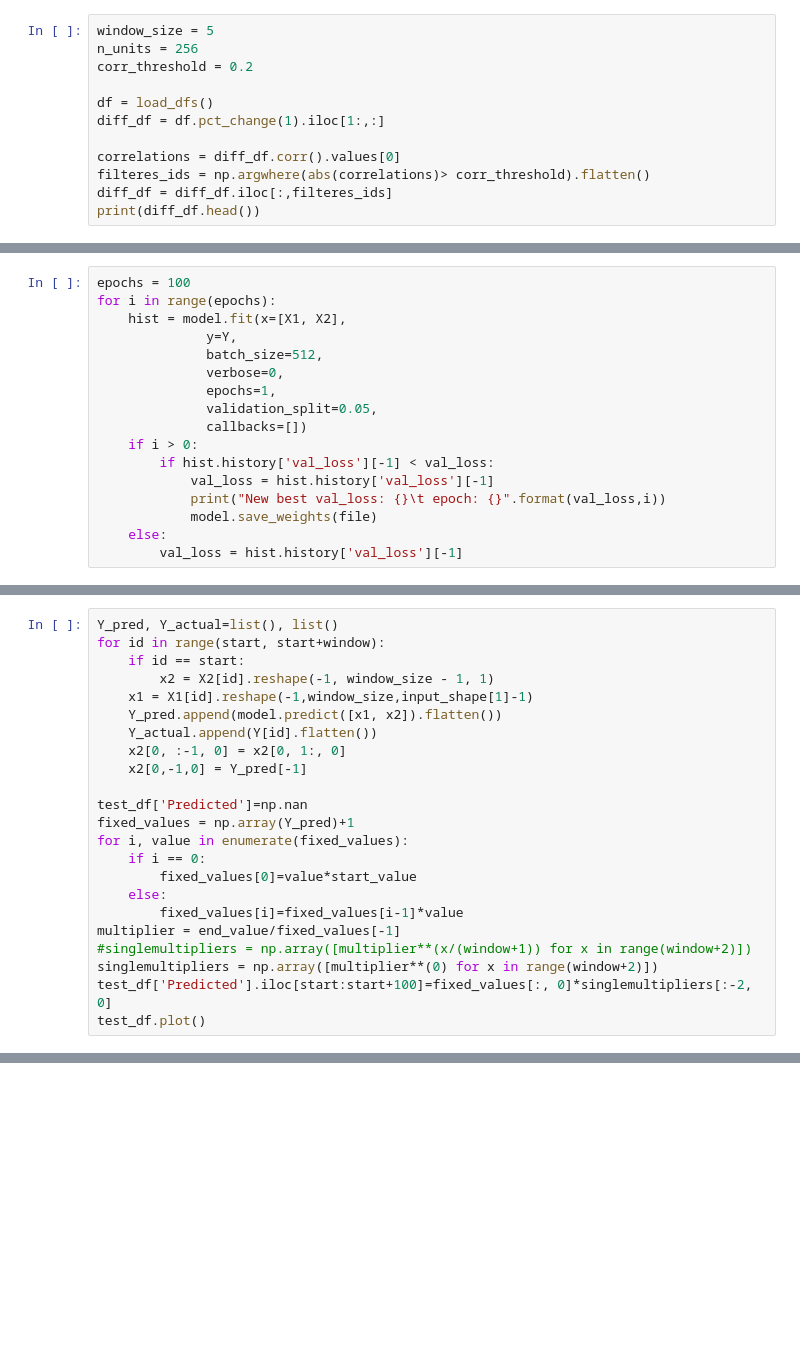
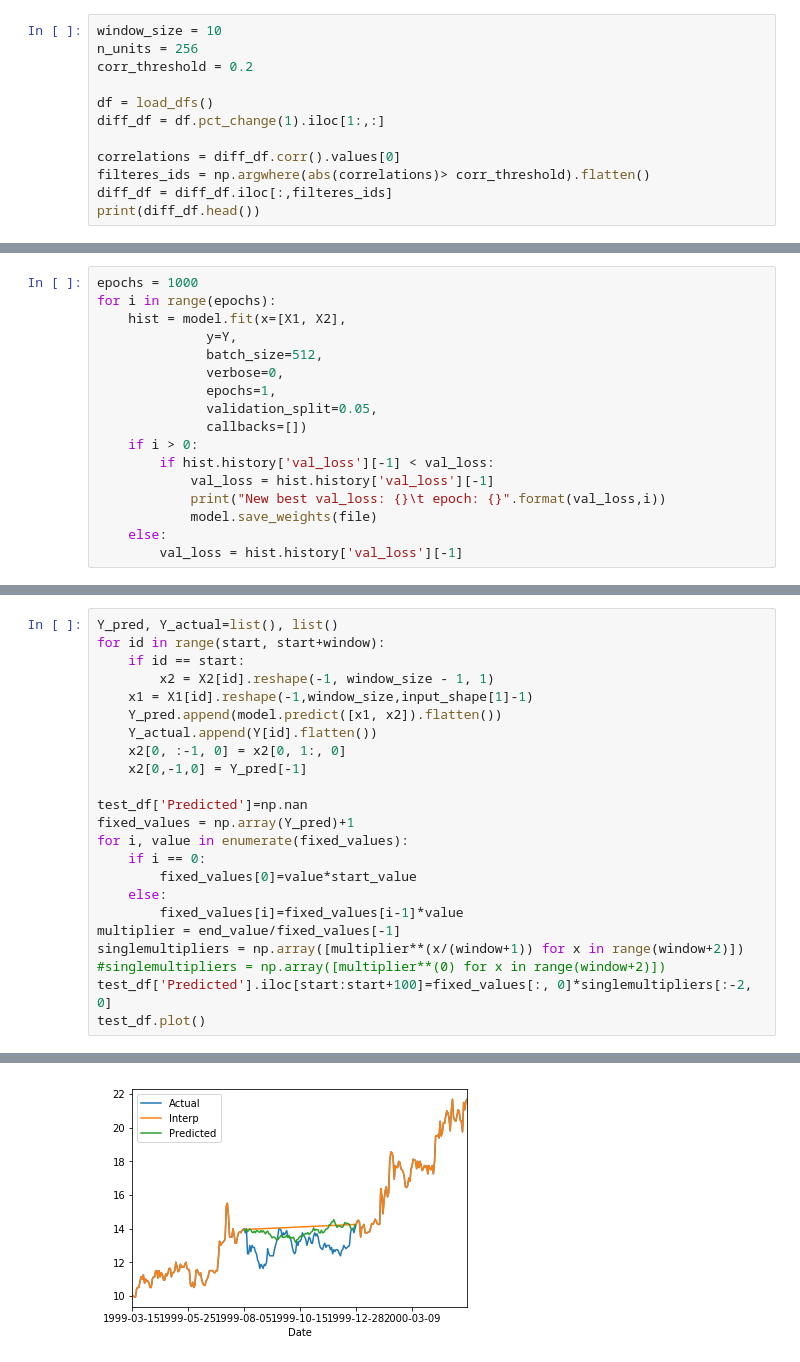
Before and after one commit to suren777/TimeSeriesLstmFiller, a Jupyter notebook: two_factor_lstm.ipynb, the cells around one changed output, grey strips where cells are left out. Drawn from its saved outputs; the diff is of its cells as text; blank space fills up the shorter version.

```diff
--- a/two_factor_lstm.ipynb
+++ b/two_factor_lstm.ipynb
@@ -4,7 +3,7 @@ import matplotlib.pyplot as plt
 from CODE.utils import *
 from CODE.models import create_2f_model
 # %%
-window_size = 5
+window_size = 10
 n_units = 256
 corr_threshold = 0.2
 
@@ -37,5 +67,5 @@ array([], dtype=float64)
 # %%
-epochs = 100
+epochs = 1000
 for i in range(epochs):
     hist = model.fit(x=[X1, X2],
               y=Y,
@@ -83,8 +117,8 @@ for i, value in enumerate(fixed_values):
     else:
         fixed_values[i]=fixed_values[i-1]*value
 multiplier = end_value/fixed_values[-1]
-#singlemultipliers = np.array([multiplier**(x/(window+1)) for x in range(window+2)])
-singlemultipliers = np.array([multiplier**(0) for x in range(window+2)])
+singlemultipliers = np.array([multiplier**(x/(window+1)) for x in range(window+2)])
+#singlemultipliers = np.array([multiplier**(0) for x in range(window+2)])
 test_df['Predicted'].iloc[start:start+100]=fixed_values[:, 0]*singlemultipliers[:-2, 0]
 test_df.plot()
 # %% [output]
@@ -92,3 +126,4 @@ IndexError: index 100 is out of bounds for axis 0 with size 0
+[figure, added]
 # %%
 import matplotlib.pyplot as plt
 compare_df = test_df.dropna().copy()
```
Also changed, not shown: parts of 12 cells of this notebook, 2 other files.
